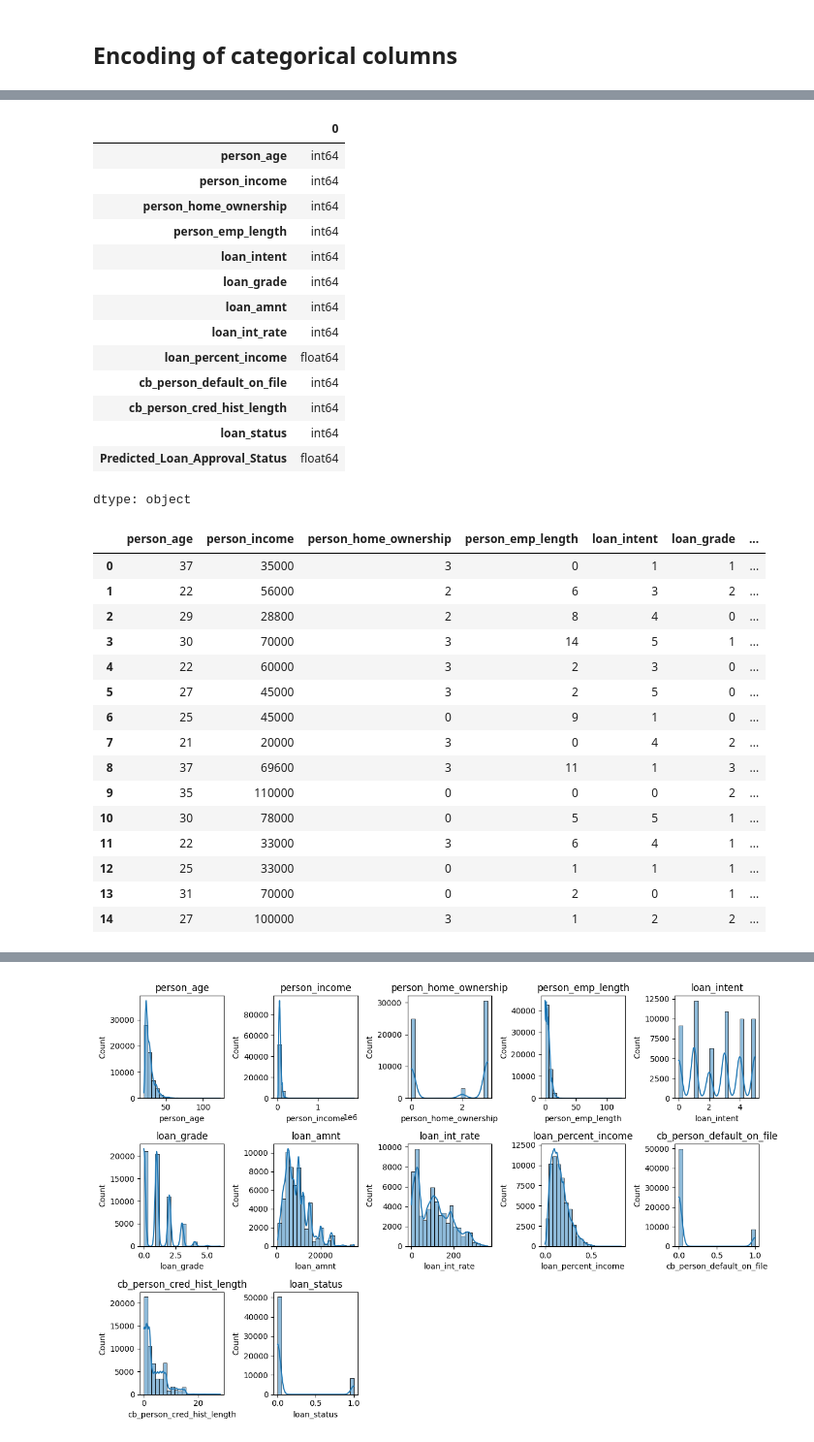
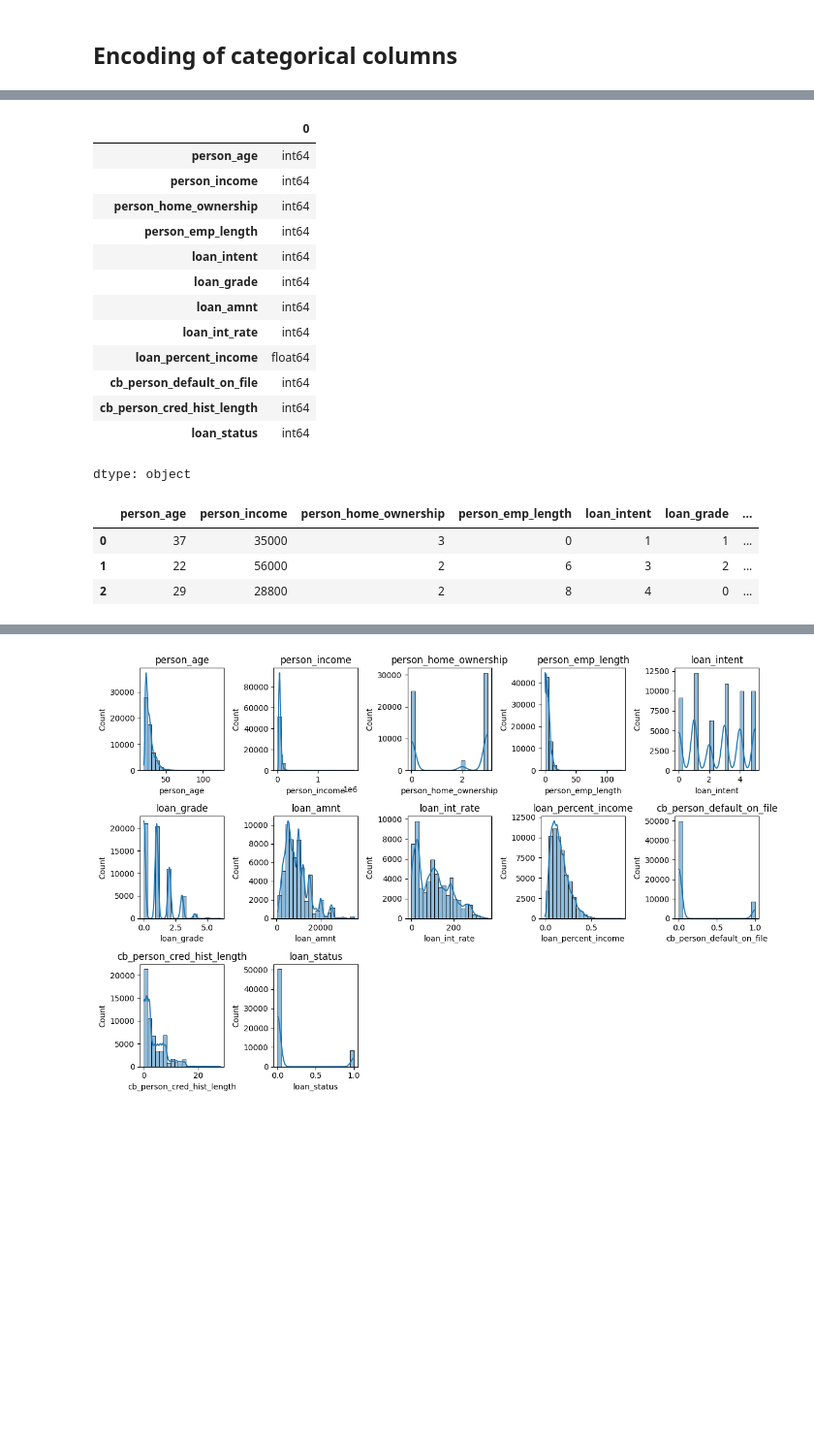
Before and after one commit to MohamedMukhtar89CN/MMukhtar_Ibrahim-_app, a Jupyter notebook: FINAL_Project_Model_of_Loan_Approval_Prediction_DS410_M_Mukhtar.ipynb, the cells around one changed output, grey strips where cells are left out. Shown at 97% size. Cells and saved outputs as stored; diff of their text form; code cells hidden in the pictures; blank space fills up the shorter version.

```diff
--- a/FINAL_Project_Model_of_Loan_Approval_Prediction_DS410_M_Mukhtar.ipynb
+++ b/FINAL_Project_Model_of_Loan_Approval_Prediction_DS410_M_Mukhtar.ipynb
@@ -80,0 +81,24 @@ loan_status                    1.000000
+# %%
+from sklearn.preprocessing import LabelEncoder, StandardScaler
+import numpy as np
+
+df_encoded = df.copy()
+
+label_encoder = LabelEncoder()
+for column in categorical_columns:
+    df["cb_person_cred_hist_length"] = label_encoder.fit_transform(df["cb_person_cred_hist_length"])
+    df["person_home_ownership"] = label_encoder.fit_transform(df["person_home_ownership"])
+    df["loan_int_rate"] = label_encoder.fit_transform(df["loan_int_rate"])
+    df["loan_grade"] = label_encoder.fit_transform(df["loan_grade"])
+    df["cb_person_default_on_file"] = label_encoder.fit_transform(df["cb_person_default_on_file"])
+
+features = ["person_age", "person_income", "person_home_ownership",
+       "person_emp_length", "loan_intent", "loan_grade", "loan_amnt",
+       "loan_int_rate", "loan_percent_income", "cb_person_default_on_file",
+       "cb_person_cred_hist_length", "loan_status"]
+scaler = StandardScaler()
+df_encoded[features] = scaler.fit_transform(df_encoded[features])
+
+df_encoded["loan_status_Log"] = np.log1p(df_encoded["loan_status"])
+
+df_encoded.head(20)
@@ -188,7 +244,6 @@ df.dtypes
 | cb_person_default_on_file | int64 |
 | cb_person_cred_hist_length | int64 |
 | loan_status | int64 |
-| Predicted_Loan_Approval_Status | float64 |
 dtype: object
 # %%
 # Scale numerical features for better clustering
@@ -199,24 +254,12 @@ scaled_features = scaler.fit_transform(df[['person_home_ownership',
 df_scaled = pd.DataFrame(scaled_features, columns=['person_home_ownership',
        'loan_intent', 'loan_grade', 'cb_person_default_on_file'])
 # %%
-df.head(15)
+df.head(3)
 # %% [output]
 |  | person_age | person_income | person_home_ownership | person_emp_length | loan_intent | loan_grade | ... |
 | 0 | 37 | 35000 | 3 | 0 | 1 | 1 | ... |
 | 1 | 22 | 56000 | 2 | 6 | 3 | 2 | ... |
 | 2 | 29 | 28800 | 2 | 8 | 4 | 0 | ... |
-| 3 | 30 | 70000 | 3 | 14 | 5 | 1 | ... |
-| 4 | 22 | 60000 | 3 | 2 | 3 | 0 | ... |
-| 5 | 27 | 45000 | 3 | 2 | 5 | 0 | ... |
-| 6 | 25 | 45000 | 0 | 9 | 1 | 0 | ... |
-| 7 | 21 | 20000 | 3 | 0 | 4 | 2 | ... |
-| 8 | 37 | 69600 | 3 | 11 | 1 | 3 | ... |
-| 9 | 35 | 110000 | 0 | 0 | 0 | 2 | ... |
-| 10 | 30 | 78000 | 0 | 5 | 5 | 1 | ... |
-| 11 | 22 | 33000 | 3 | 6 | 4 | 1 | ... |
-| 12 | 25 | 33000 | 0 | 1 | 1 | 1 | ... |
-| 13 | 31 | 70000 | 0 | 2 | 0 | 1 | ... |
-| 14 | 27 | 100000 | 3 | 1 | 2 | 2 | ... |
 # %%
 df.info
 # %% [output]
```
Also changed, not shown: parts of 24 cells of this notebook.
